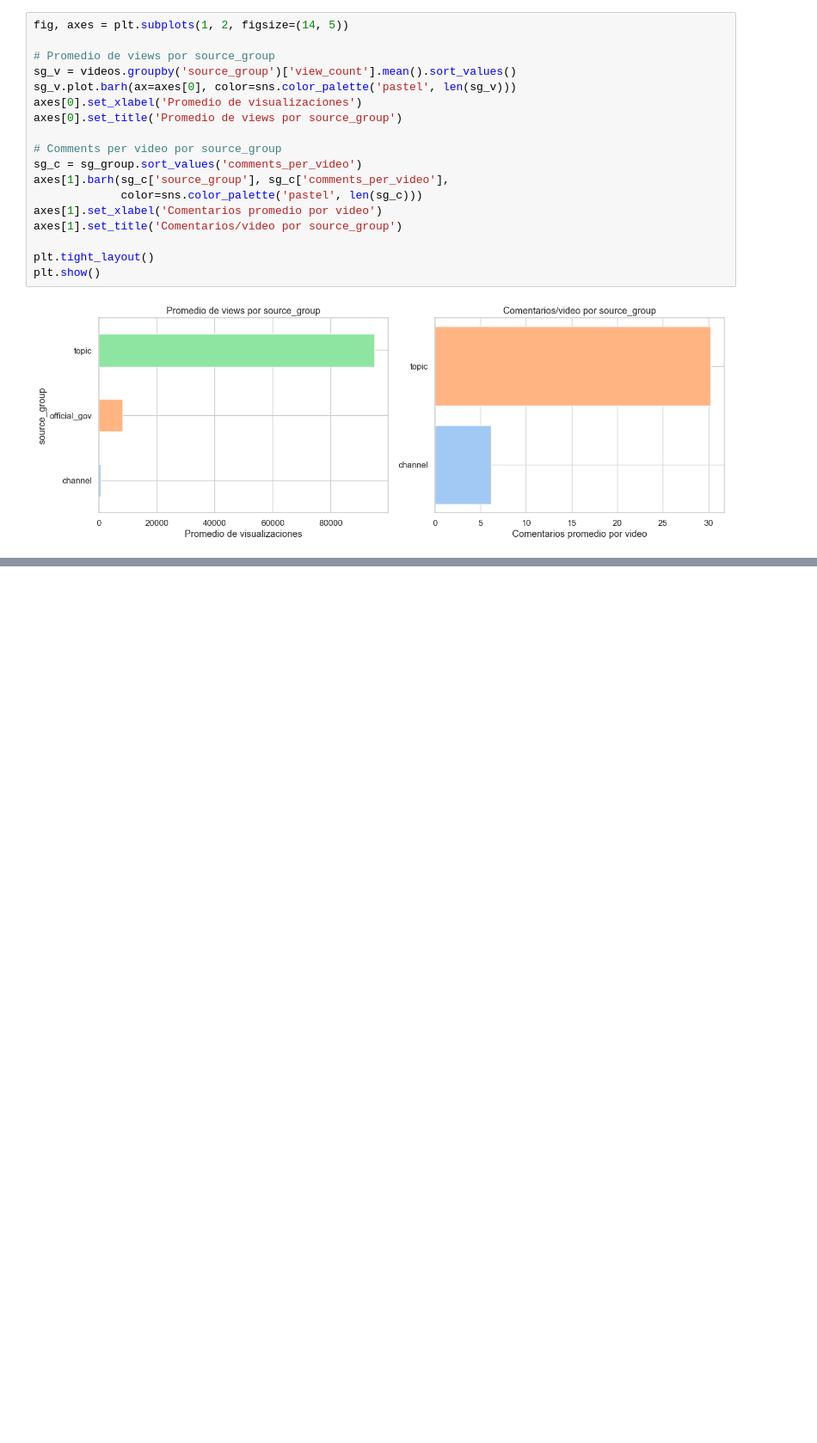
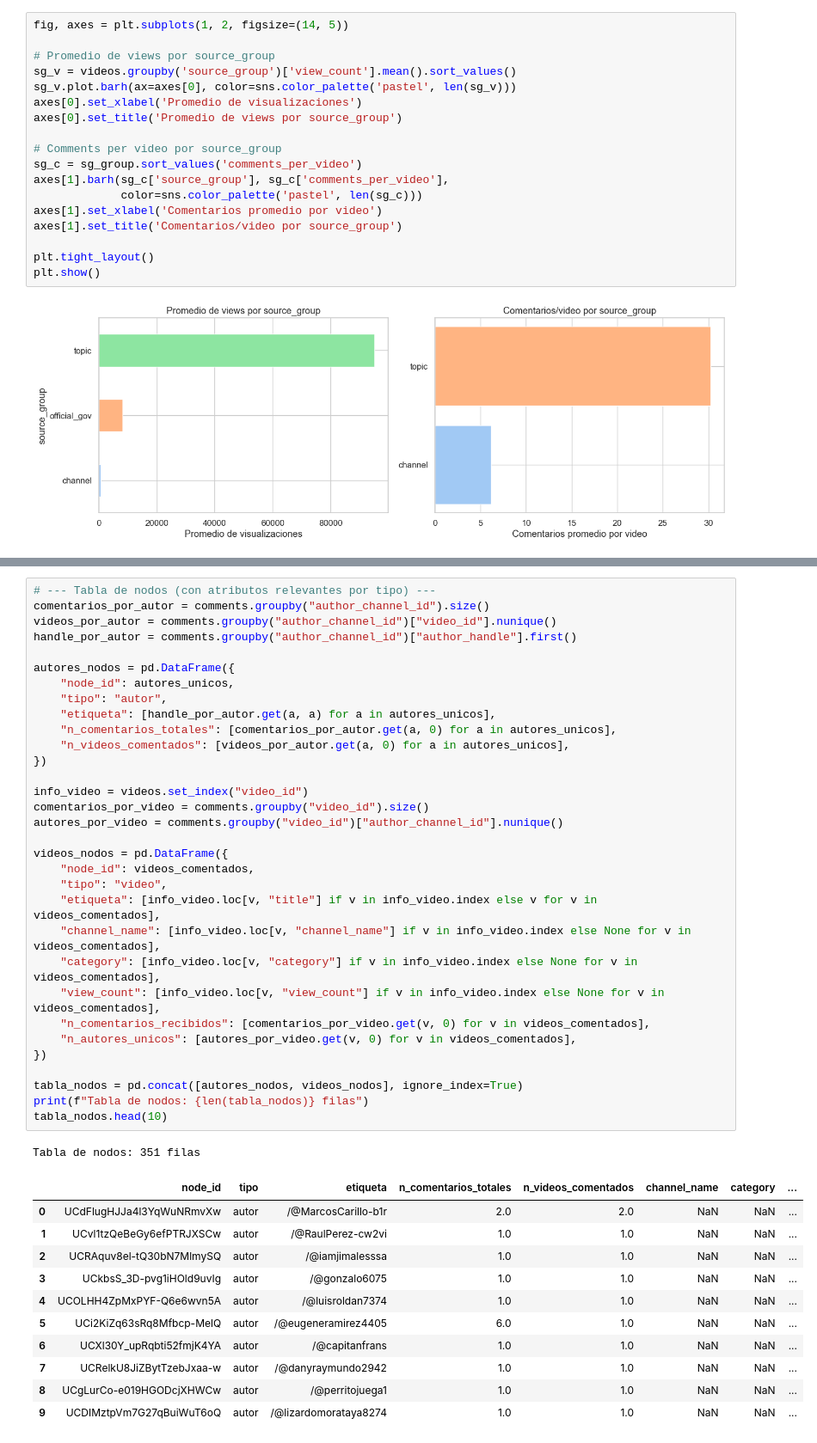
Before and after one commit to Ikeel04/Labs-DS, a Jupyter notebook: Lab6/Laboratorio6.ipynb, the cells around one changed output, grey strips where cells are left out. Shown at 86% size. Saved outputs shown, nothing was run; the diff lists cells and outputs as text; blank space fills up the shorter version.

```diff
--- a/Lab6/Laboratorio6.ipynb
+++ b/Lab6/Laboratorio6.ipynb
@@ -1745,0 +1797,45 @@ plt.show()
+# %%
+# --- Tabla de nodos (con atributos relevantes por tipo) ---
+comentarios_por_autor = comments.groupby("author_channel_id").size()
+videos_por_autor = comments.groupby("author_channel_id")["video_id"].nunique()
+handle_por_autor = comments.groupby("author_channel_id")["author_handle"].first()
+
+autores_nodos = pd.DataFrame({
+    "node_id": autores_unicos,
+    "tipo": "autor",
+    "etiqueta": [handle_por_autor.get(a, a) for a in autores_unicos],
+    "n_comentarios_totales": [comentarios_por_autor.get(a, 0) for a in autores_unicos],
+    "n_videos_comentados": [videos_por_autor.get(a, 0) for a in autores_unicos],
+})
+
+info_video = videos.set_index("video_id")
+comentarios_por_video = comments.groupby("video_id").size()
+autores_por_video = comments.groupby("video_id")["author_channel_id"].nunique()
+
+videos_nodos = pd.DataFrame({
+    "node_id": videos_comentados,
+    "tipo": "video",
+    "etiqueta": [info_video.loc[v, "title"] if v in info_video.index else v for v in videos_comentados],
+    "channel_name": [info_video.loc[v, "channel_name"] if v in info_video.index else None for v in videos_comentados],
+    "category": [info_video.loc[v, "category"] if v in info_video.index else None for v in videos_comentados],
+    "view_count": [info_video.loc[v, "view_count"] if v in info_video.index else None for v in videos_comentados],
+    "n_comentarios_recibidos": [comentarios_por_video.get(v, 0) for v in videos_comentados],
+    "n_autores_unicos": [autores_por_video.get(v, 0) for v in videos_comentados],
+})
+
+tabla_nodos = pd.concat([autores_nodos, videos_nodos], ignore_index=True)
+print(f"Tabla de nodos: {len(tabla_nodos)} filas")
+tabla_nodos.head(10)
+# %% [output]
+Tabla de nodos: 351 filas
+|  | node_id | tipo | etiqueta | n_comentarios_totales | n_videos_comentados | channel_name | category | ... |
+| 0 | UCdFlugHJJa4l3YqWuNRmvXw | autor | /@MarcosCarillo-b1r | 2.0 | 2.0 | NaN | NaN | ... |
+| 1 | UCvl1tzQeBeGy6efPTRJXSCw | autor | /@RaulPerez-cw2vi | 1.0 | 1.0 | NaN | NaN | ... |
+| 2 | UCRAquv8el-tQ30bN7MlmySQ | autor | /@iamjimalesssa | 1.0 | 1.0 | NaN | NaN | ... |
+| 3 | UCkbsS_3D-pvg1iHOld9uvIg | autor | /@gonzalo6075 | 1.0 | 1.0 | NaN | NaN | ... |
+| 4 | UCOLHH4ZpMxPYF-Q6e6wvn5A | autor | /@luisroldan7374 | 1.0 | 1.0 | NaN | NaN | ... |
+| 5 | UCi2KiZq63sRq8Mfbcp-MelQ | autor | /@eugeneramirez4405 | 6.0 | 1.0 | NaN | NaN | ... |
+| 6 | UCXl30Y_upRqbti52fmjK4YA | autor | /@capitanfrans | 1.0 | 1.0 | NaN | NaN | ... |
+| 7 | UCRelkU8JiZBytTzebJxaa-w | autor | /@danyraymundo2942 | 1.0 | 1.0 | NaN | NaN | ... |
+| 8 | UCgLurCo-e019HGODcjXHWCw | autor | /@perritojuega1 | 1.0 | 1.0 | NaN | NaN | ... |
+| 9 | UCDIMztpVm7G27qBuiWuT6oQ | autor | /@lizardomorataya8274 | 1.0 | 1.0 | NaN | NaN | ... |
```
Also changed, not shown: parts of 27 cells of this notebook, 5 other files.
